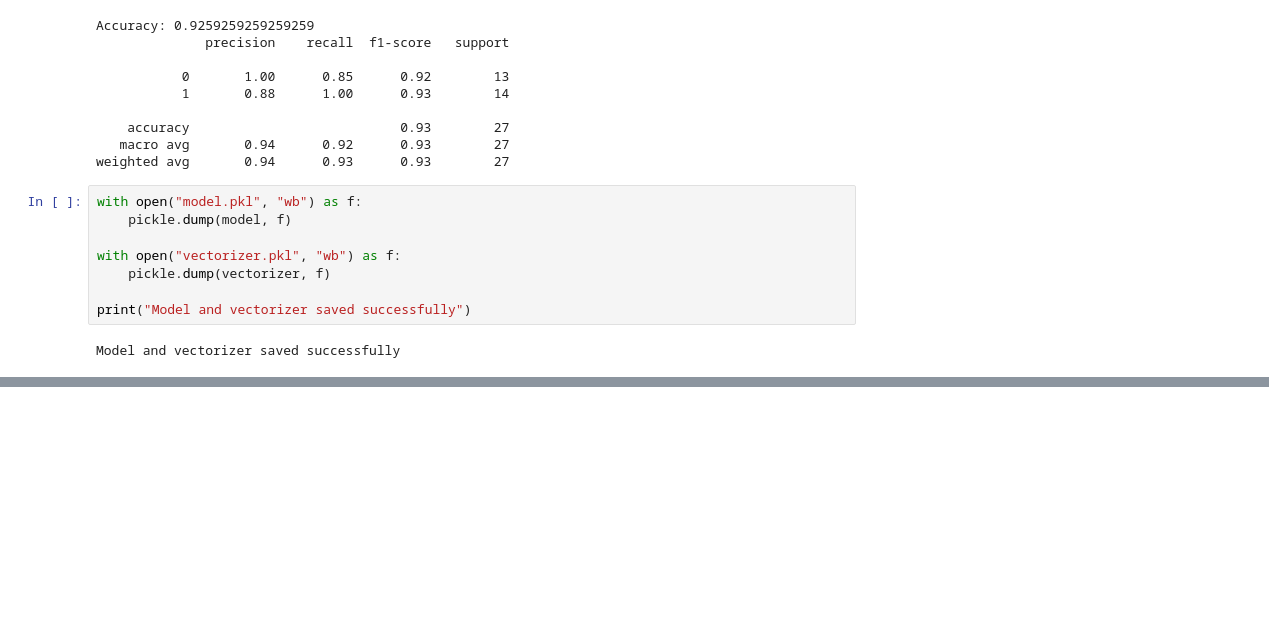
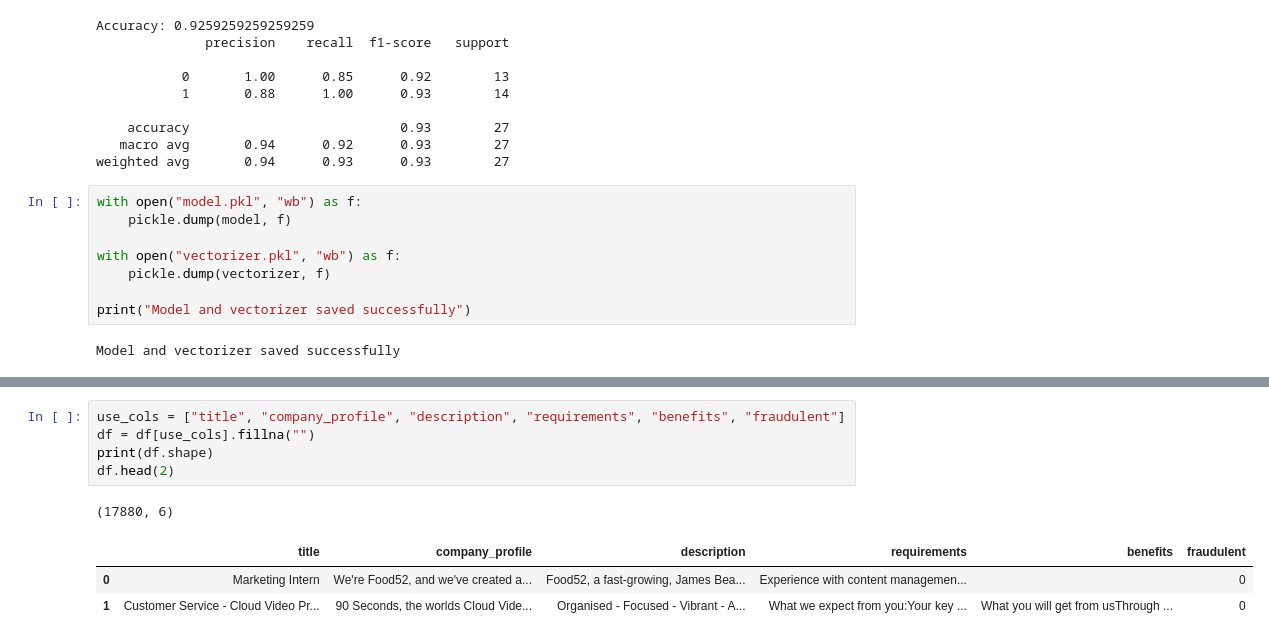
Before and after one commit to Dhruvi-Rawat/SAFE-INTERN, a Jupyter notebook: ml/train_model.ipynb, the cells around one changed output, grey strips where cells are left out. Saved outputs shown, nothing was run; the diff lists cells and outputs as text; blank space fills up the shorter version.

```diff
--- a/ml/train_model.ipynb
+++ b/ml/train_model.ipynb
@@ -100,0 +117,10 @@ Model and vectorizer saved successfully
+# %%
+use_cols = ["title", "company_profile", "description", "requirements", "benefits", "fraudulent"]
+df = df[use_cols].fillna("")
+print(df.shape)
+df.head(2)
+# %% [output]
+(17880, 6)
+|  | title | company_profile | description | requirements | benefits | fraudulent |
+| 0 | Marketing Intern | We're Food52, and we've created a... | Food52, a fast-growing, James Bea... | Experience with content managemen... |  | 0 |
+| 1 | Customer Service - Cloud Video Pr... | 90 Seconds, the worlds Cloud Vide... | Organised - Focused - Vibrant - A... | What we expect from you:Your key ... | What you will get from usThrough ... | 0 |
```
Also changed, not shown: parts of 10 cells of this notebook, 17 other files.
